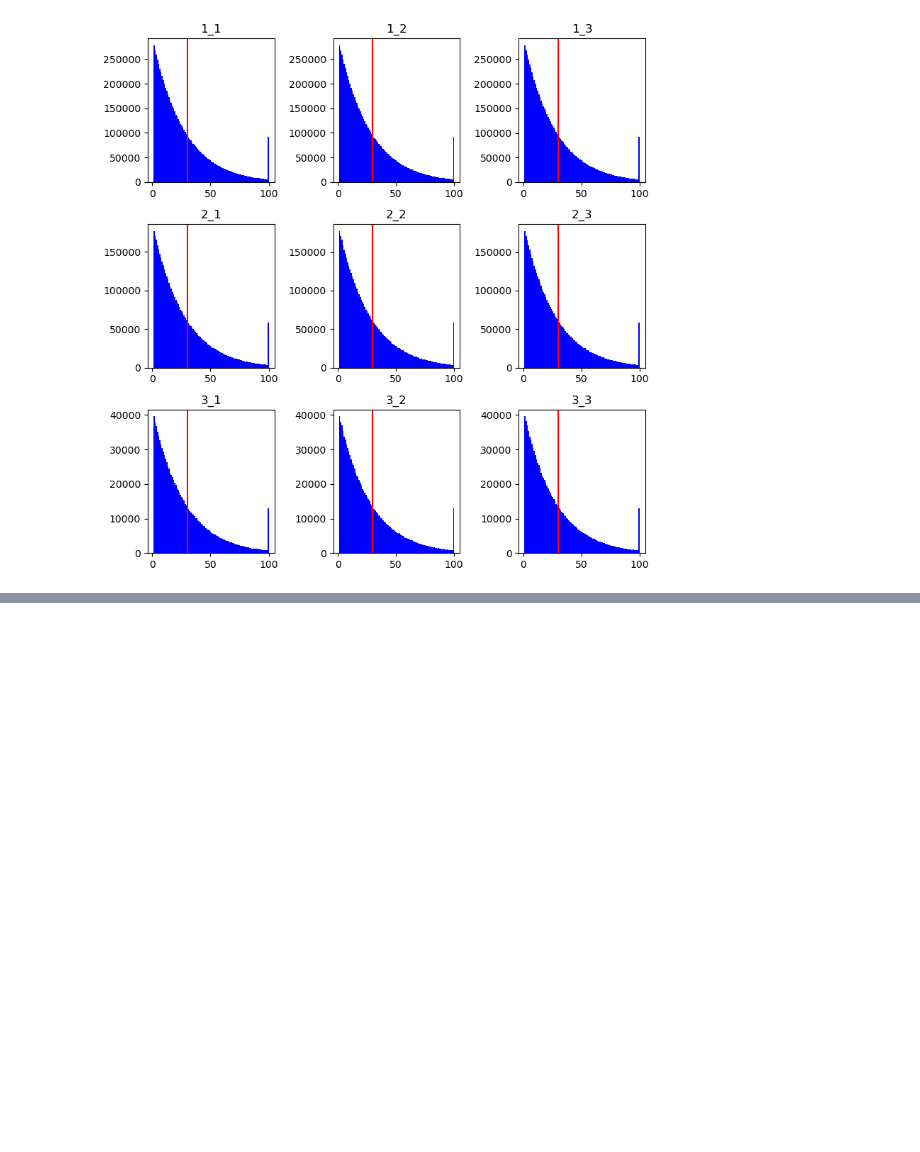
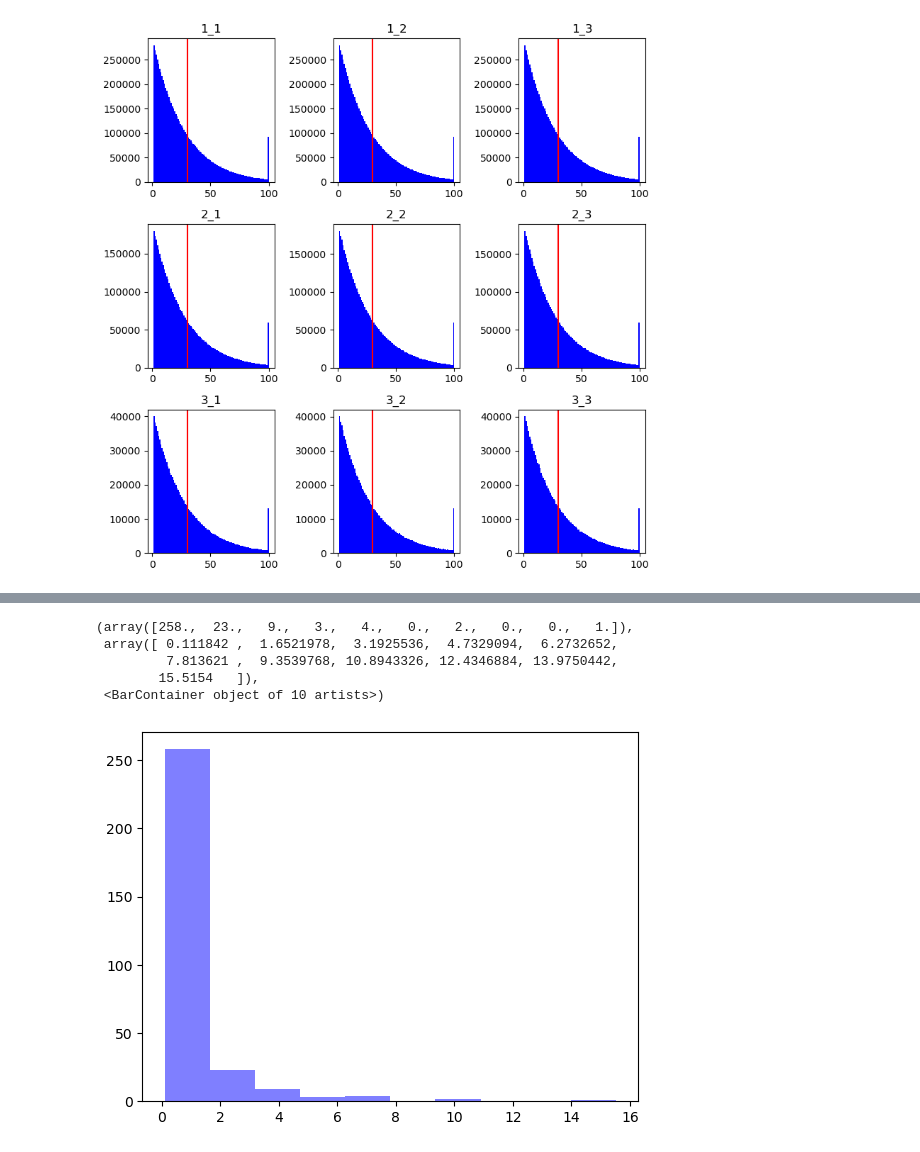
Before and after one commit to JoshuaGensel/MIME_ML, a Jupyter notebook: src/exploratory_analysis.ipynb, the cells around one changed output, grey strips where cells are left out. Cells and saved outputs as stored; diff of their text form; code cells hidden in the pictures; blank space fills up the shorter version.

```diff
--- a/src/exploratory_analysis.ipynb
+++ b/src/exploratory_analysis.ipynb
@@ -278,0 +279,16 @@ plt.tight_layout()
+# %%
+#set path to simulation data
+simulation_path = "../data/simulation_data/experimental_conditions_2"
+# %%
+# read in kd values
+single_kd_sim = np.loadtxt(simulation_path+'/secondFromProt1/prot1/single_kds.txt')
+# %%
+# plot hist of simulated kd values
+plt.hist(single_kd_sim, bins=10, color='blue', alpha=0.5, label='Simulated Kd Values')
+# %% [output]
+(array([258.,  23.,   9.,   3.,   4.,   0.,   2.,   0.,   0.,   1.]),
+ array([ 0.111842 ,  1.6521978,  3.1925536,  4.7329094,  6.2732652,
+         7.813621 ,  9.3539768, 10.8943326, 12.4346884, 13.9750442,
+        15.5154   ]),
+ <BarContainer object of 10 artists>)
+[figure, added]
```
Also changed, not shown: parts of 9 cells of this notebook, 4 other files.
